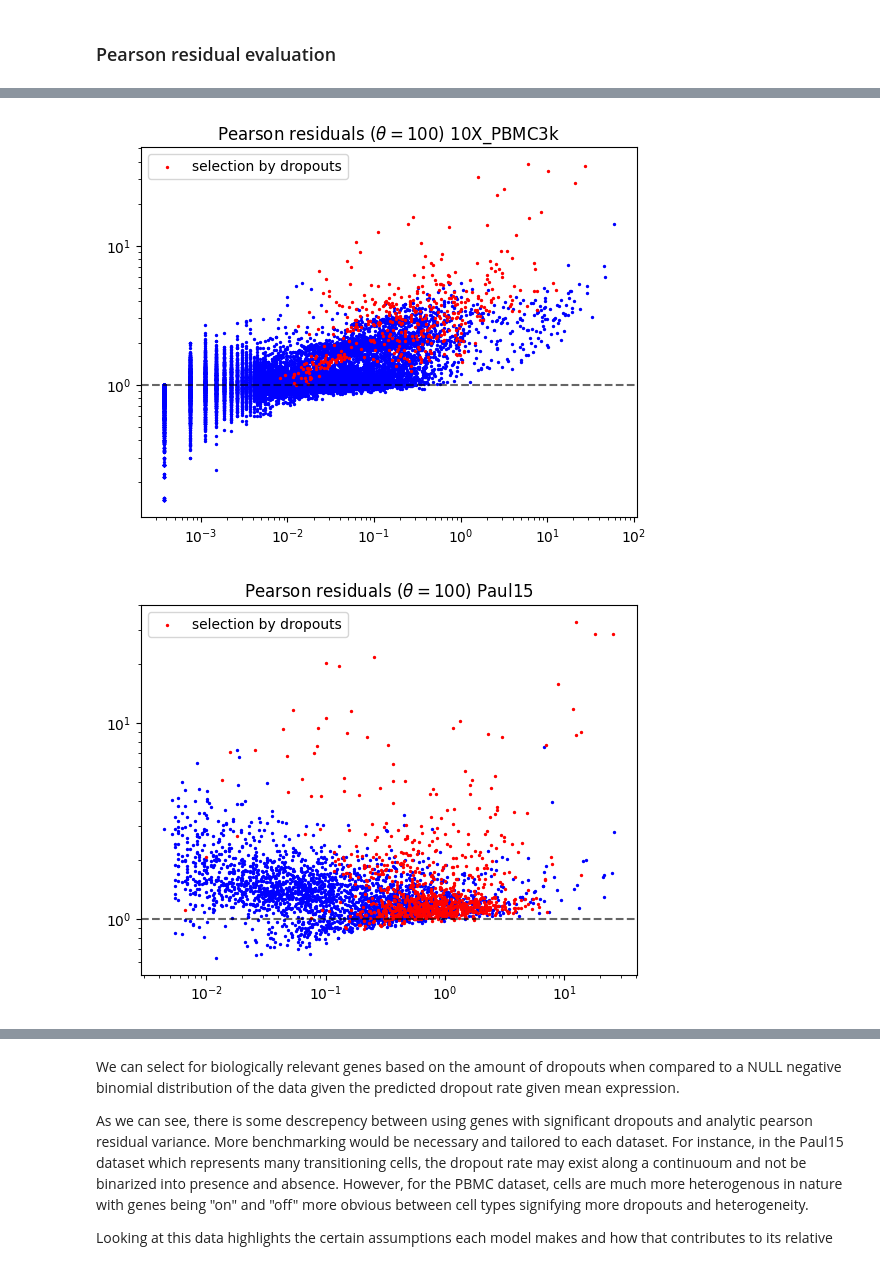
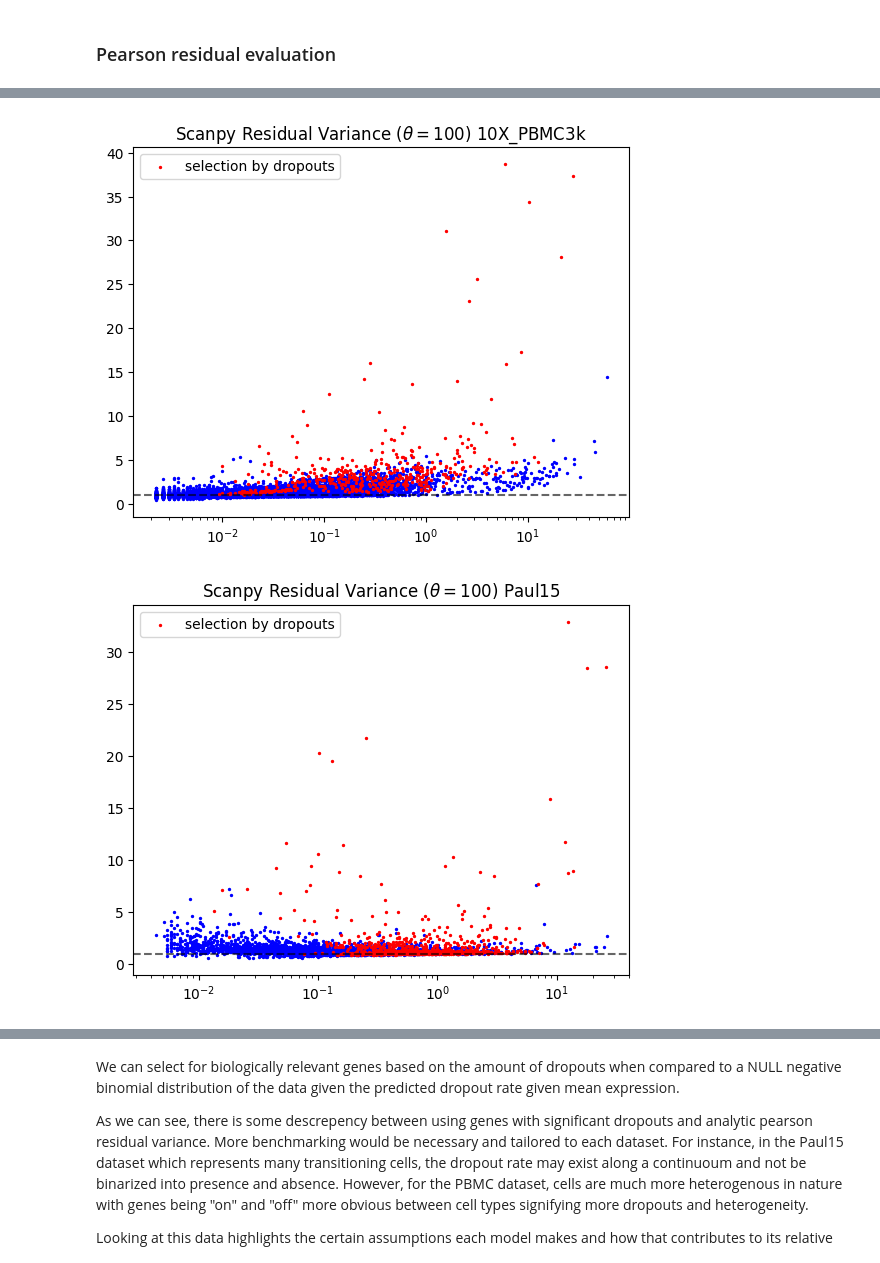
Before and after one commit to dfdeascanis/gene_selection_test, a Jupyter notebook: feature_selection_comparison.ipynb, the cells around one changed output, grey strips where cells are left out. Saved outputs shown, nothing was run; the diff lists cells and outputs as text; code cells hidden in the pictures.

```diff
--- a/feature_selection_comparison.ipynb
+++ b/feature_selection_comparison.ipynb
@@ -76,10 +74,3 @@ for adata in datasets:
-# %%
-counts = datasets[0].X
-if not isinstance(counts, np.ndarray):
-        counts = counts.toarray()
-tjs = np.sum(counts, axis=0, keepdims=True) #number of molecuels per gene
-tis = np.sum(counts, axis=1, keepdims=True) #number of molecules per cell
-total = sum(tis)
 # %% [markdown]
 ### Dropout feature selection
 # %% [markdown]
@@ -134,27 +125,18 @@ def negbinom_fit(adata, chunk):
     for i in range(0, ng, batch_size):
             batch_end = min(i + batch_size, ng)
 
-            # Calculate #null model
+            # Calculate #depth-adjusted mean for each chunk
             mu_batch = (vals['tis'] @ vals['tjs'][:, i:batch_end]) / vals['total']
 
+            #add to array
             mus[:, i:batch_end] = mu_batch
 
             # Compute my_rowvars for the current batch using vectorized operations
             gene_vars[i:batch_end] = np.var(counts[:, i:batch_end] - mu_batch, axis=0, keepdims=True)
 
-    #dispersion sizes paramater estimation
-    theta = (vals['tjs']) * (np.sum(vals['tis'] ** 2) / vals['total'] ** 2) / ((vals['nc'] - 1) * gene_vars - vals['tjs'])
-
-    #handling for poisson behavior
-    min_size = 1e-10
-    max_size = 10 * np.max(theta)
-    theta[theta < 0] = max_size
-    theta[theta < min_size] = min_size
-
     return {
         'gene_names' : adata.var_names,
         'var_obs': gene_vars.reshape(1,-1),
-        'theta': theta,
         'vals': vals,
         "mus": mus
     }
@@ -299,7 +321,7 @@ for idx,adata in enumerate(datasets):
     fig, axes = plt.subplots(1, 2, figsize=(10, 5))
     p1 = sns.histplot(adata.X.sum(1), bins=100, kde=False, ax=axes[0])
     axes[0].set_title(f'Total counts {dataset}')
-    p2 = sns.histplot(features[idx]["analytic_pearson"].sum(1), bins=100, kde=False, ax=axes[1])
-    axes[1].set_title(f'Analytic Pearson residuals {dataset}')
+    p2 = sns.histplot(features[idx]['ap_scanpy'].sum(0), bins=100, kde=False, ax=axes[1])
+    axes[1].set_title(f'Scanpy Analytic Pearson residuals {dataset}')
     plt.show()
 # %% [output]
@@ -307,0 +330,9 @@ for idx,adata in enumerate(datasets):
+# %%
+for idx,adata in enumerate(datasets):
+    dataset = adata.uns['dataset']
+    fig, axes = plt.subplots(1, 2, figsize=(10, 5))
+    p1 = sns.histplot(adata.X.sum(1), bins=100, kde=False, ax=axes[0])
+    axes[0].set_title(f'Total counts {dataset}')
+    p2 = sns.histplot(features[idx]['ap_seurat']['residuals'].sum(0), bins=100, kde=False, ax=axes[1])
+    axes[1].set_title(f'Seurat Analytic Pearson residuals {dataset}')
+    plt.show()
@@ -308,16 +342,16 @@ for idx,adata in enumerate(datasets):
 # %%
 for idx in features.keys():
     dataset = datasets[idx].uns['dataset']
     df = features[idx]['features_df']
     highly_variable = df[df['highly_variable'] == True]
     not_highly_variable = df[df['highly_variable'] == False]
-    plt.scatter(x=not_highly_variable.mean_expression,y=not_highly_variable.residual_variance, c='blue',s=2)
-    plt.scatter(x=highly_variable.mean_expression,y=highly_variable.residual_variance, c='red',s=2, label='selection by dropouts')
-    plt.loglog()
+    plt.scatter(x=not_highly_variable.mean_expression,y=not_highly_variable.residual_variance_scanpy, c='blue',s=2)
+    plt.scatter(x=highly_variable.mean_expression,y=highly_variable.residual_variance_scanpy, c='red',s=2, label='selection by dropouts')
+    plt.xscale("log")
     plt.axhline(y=1, c='k', linestyle='--',alpha=0.6)
     plt.legend()
-    plt.title(r'Pearson residuals ($\theta=100$) ' + dataset)
+    plt.title(r'Scanpy Residual Variance ($\theta=100$) ' + dataset)
     plt.show()
 # %% [output]
-[figure, old version]
+[figure, new version]
-[figure, old version]
+[figure, new version]
```
Also changed, not shown: parts of 17 cells of this notebook.
